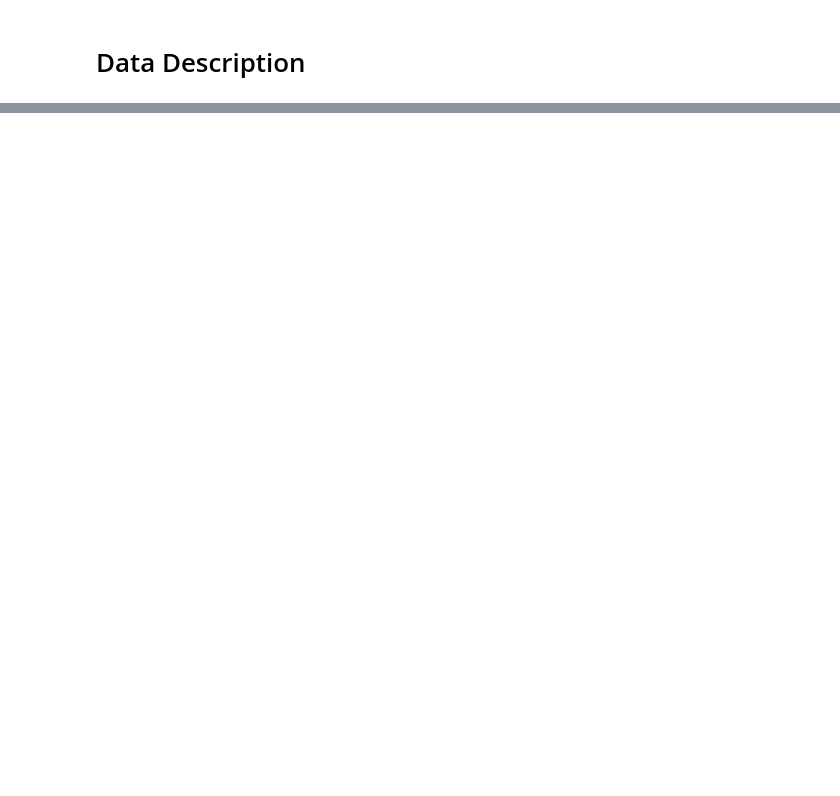
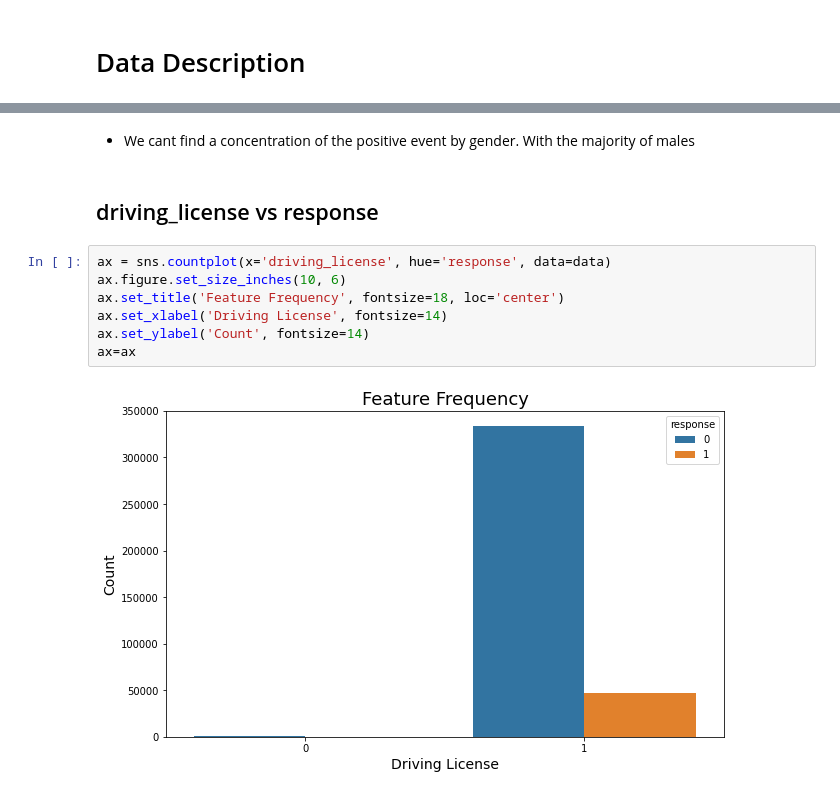
Before and after one commit to bruno154/health_insurence_cross_sell_project, a Jupyter notebook: pa004_health_insurance_cross_sell.ipynb, the cells around one changed output, grey strips where cells are left out. Drawn from its saved outputs; the diff is of its cells as text; blank space fills up the shorter version.

```diff
--- a/pa004_health_insurance_cross_sell.ipynb
+++ b/pa004_health_insurance_cross_sell.ipynb
@@ -154,0 +411,13 @@ Conexão com Postgresql fechada
+# %% [markdown]
+- We cant find a concentration of the positive event by gender. With the majority of males
+# %% [markdown]
+## driving_license vs response
+# %%
+ax = sns.countplot(x='driving_license', hue='response', data=data)
+ax.figure.set_size_inches(10, 6)
+ax.set_title('Feature Frequency', fontsize=18, loc='center')
+ax.set_xlabel('Driving License', fontsize=14)
+ax.set_ylabel('Count', fontsize=14)
+ax=ax
+# %% [output]
+[figure, added]
```
Also changed, not shown: parts of 42 cells of this notebook, 2 other files.
